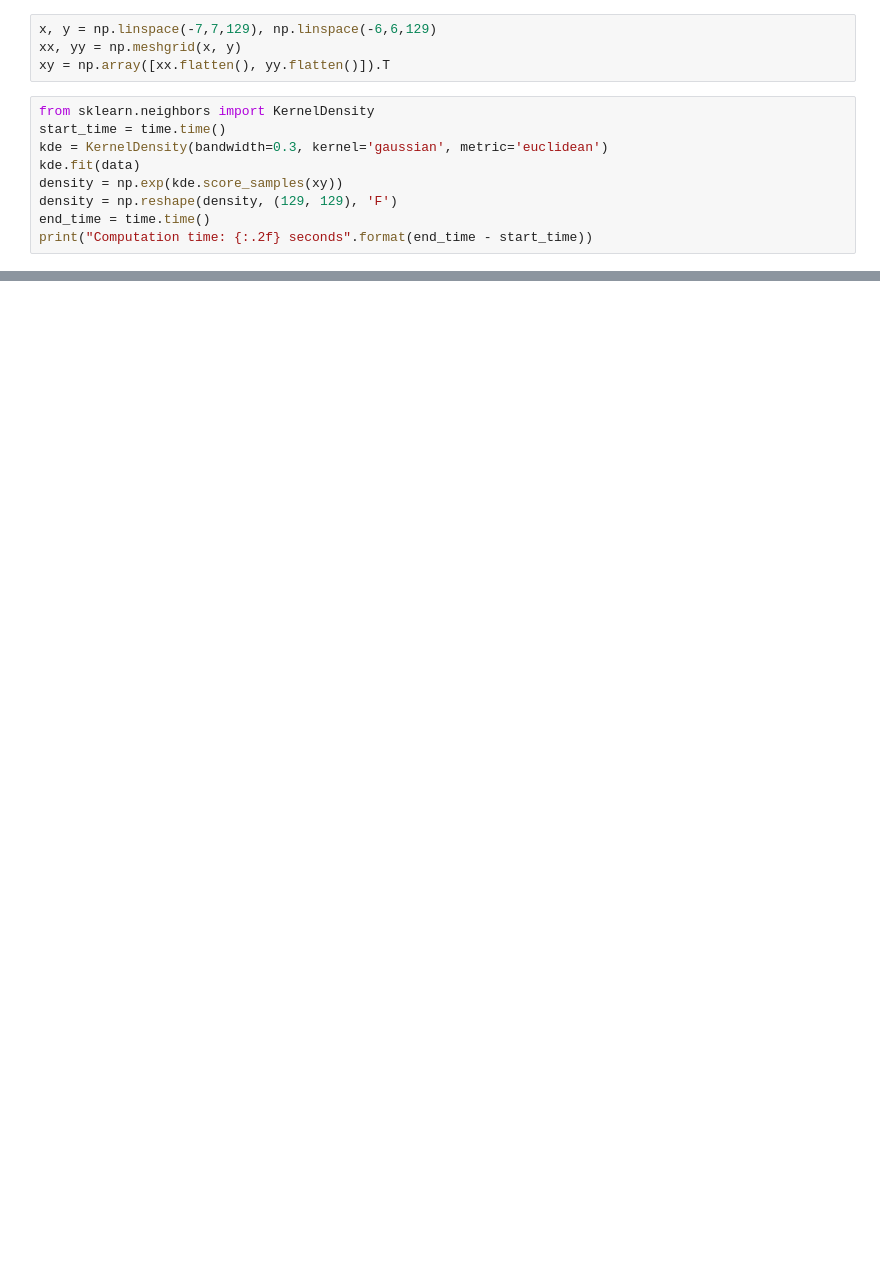
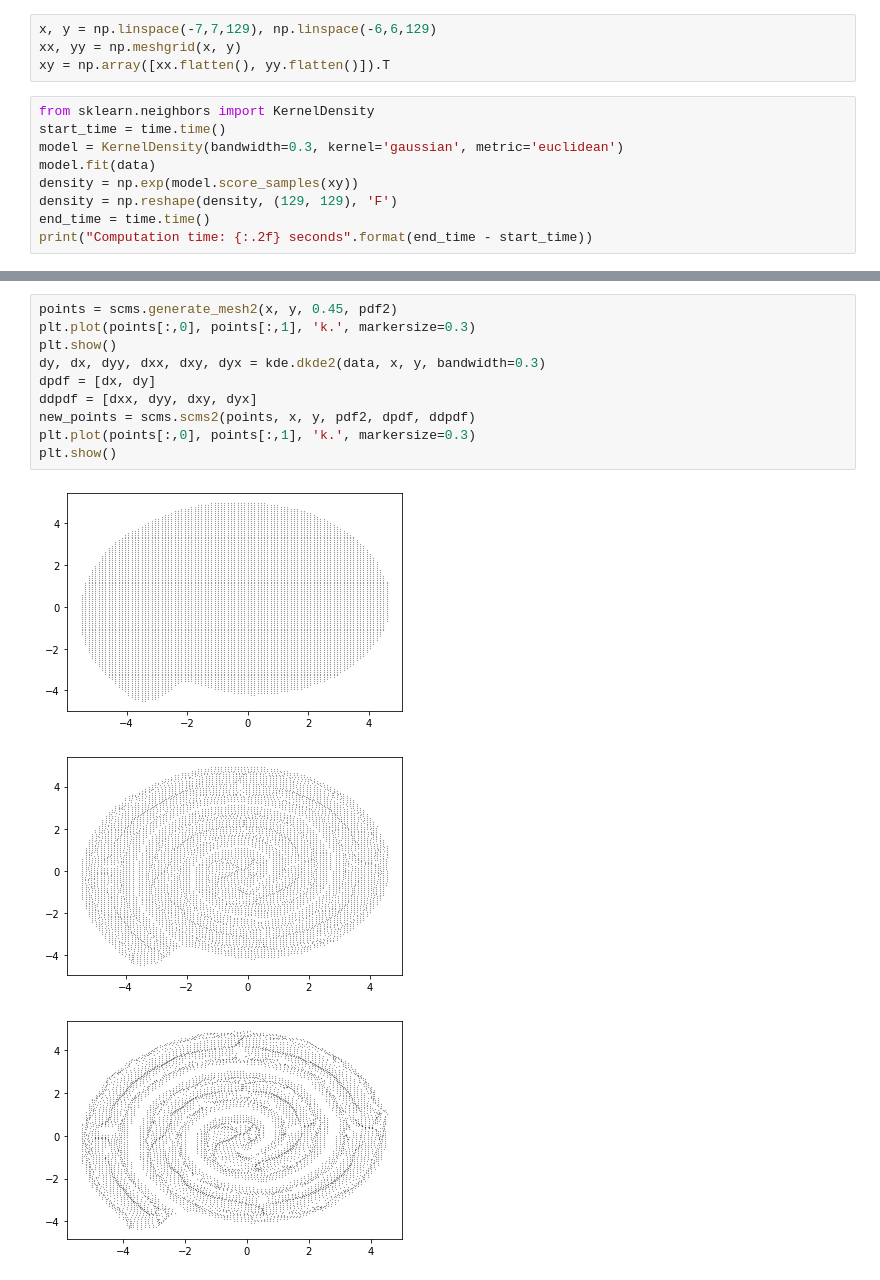
Before and after one commit to astralcai/phase-space-ridge-finding, a Jupyter notebook: examples/tests.ipynb, the cells around one changed output, grey strips where cells are left out. Drawn from its saved outputs; the diff is of its cells as text; blank space fills up the shorter version.

```diff
--- a/examples/tests.ipynb
+++ b/examples/tests.ipynb
@@ -70,9 +72,9 @@ xy = np.array([xx.flatten(), yy.flatten()]).T
 # %%
 from sklearn.neighbors import KernelDensity
 start_time = time.time()
-kde = KernelDensity(bandwidth=0.3, kernel='gaussian', metric='euclidean')
-kde.fit(data)
-density = np.exp(kde.score_samples(xy))
+model = KernelDensity(bandwidth=0.3, kernel='gaussian', metric='euclidean')
+model.fit(data)
+density = np.exp(model.score_samples(xy))
 density = np.reshape(density, (129, 129), 'F')
 end_time = time.time()
 print("Computation time: {:.2f} seconds".format(end_time - start_time))
@@ -110,0 +113,14 @@ plt.show()
+# %%
+points = scms.generate_mesh2(x, y, 0.45, pdf2)
+plt.plot(points[:,0], points[:,1], 'k.', markersize=0.3)
+plt.show()
+dy, dx, dyy, dxx, dxy, dyx = kde.dkde2(data, x, y, bandwidth=0.3)
+dpdf = [dx, dy]
+ddpdf = [dxx, dyy, dxy, dyx]
+new_points = scms.scms2(points, x, y, pdf2, dpdf, ddpdf)
+plt.plot(points[:,0], points[:,1], 'k.', markersize=0.3)
+plt.show()
+# %% [output]
+[figure, added]
+[figure, added]
+[figure, added]
```
Also changed, not shown: parts of 9 cells of this notebook, 9 other files.
